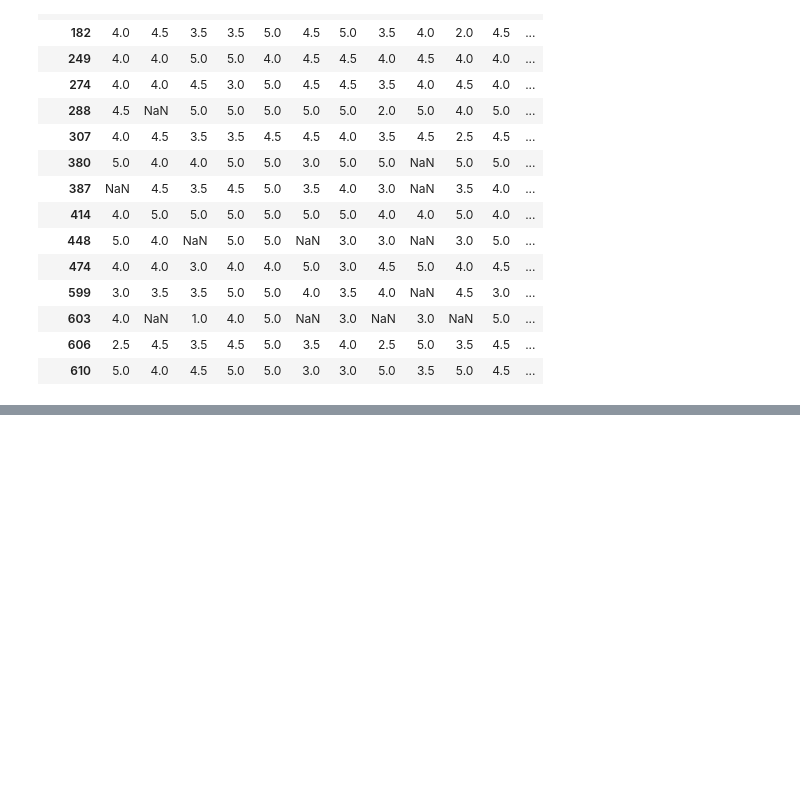
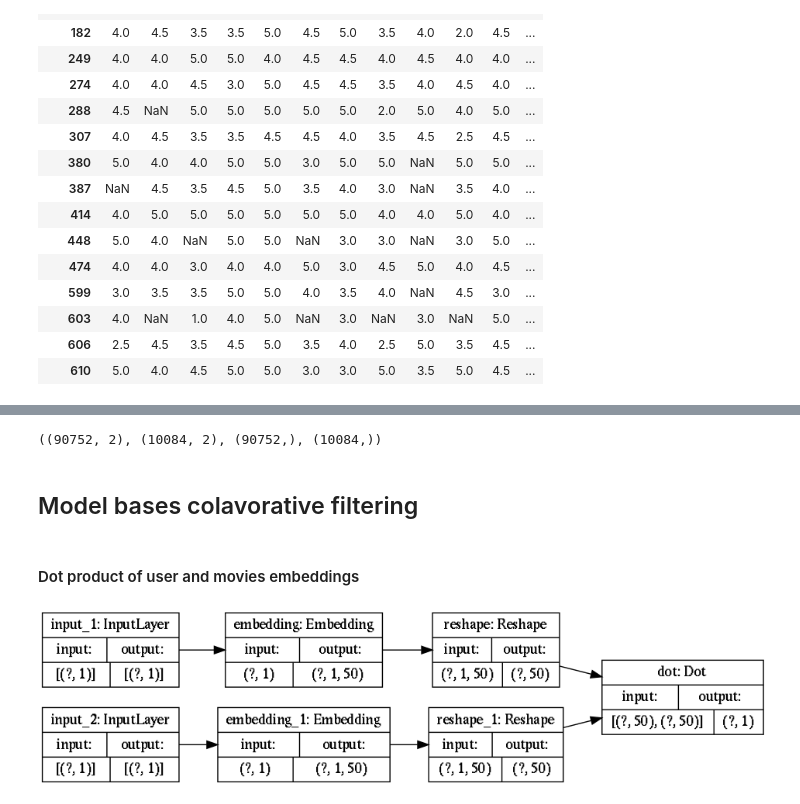
Before and after one commit to adrianmarino/recomendation-system-aproches, a Jupyter notebook: recommendation-system-comparatives.ipynb, the cells around one changed output, grey strips where cells are left out. Cells and saved outputs as stored; diff of their text form; code cells hidden in the pictures; blank space fills up the shorter version.

```diff
--- a/recommendation-system-comparatives.ipynb
+++ b/recommendation-system-comparatives.ipynb
@@ -296,10 +203,0 @@ ________________________________________________________________________________
-# %%
-history = model.fit_generator(
-    generator=training_generator,
-    validation_data=validation_generator,
-    use_multiprocessing=True,
-    workers=8,
-    epochs=8,
-    verbose=1,
-    callbacks=callbacks
-)
@@ -336,9 +203,0 @@ def create_recommender_v3(n_users, n_movies, n_factors, min_rating, max_rating):
-# %%
-model = create_recommender_v2(
-    n_users,
-    n_movies,
-    n_factors=50,
-    min_rating=min_rating,
-    max_rating=max_rating
-)
-model.summary()
@@ -363,10 +203,0 @@ ________________________________________________________________________________
-# %%
-history = model.fit_generator(
-    generator=training_generator,
-    validation_data=validation_generator,
-    use_multiprocessing=True,
-    workers=8,
-    epochs=5,
-    verbose=1,
-    callbacks=callbacks
-)
@@ -378,0 +243,10 @@ WARNING:tensorflow:multiprocessing can interact badly with TensorFlow, causing n
+# %%
+X_train, X_val, y_train, y_val = train_test_split(X, y, test_size=0.1) # , random_state=42)
+
+X_train.shape, X_val.shape, y_train.shape, y_val.shape
+# %% [output]
+((90752, 2), (10084, 2), (90752,), (10084,))
+# %% [markdown]
+## Model bases colavorative filtering
+# %% [markdown]
+#### Dot product of user and movies embeddings
@@ -378,0 +299,13 @@ WARNING:tensorflow:multiprocessing can interact badly with TensorFlow, causing n
+# %%
+model1 = EmbeddingDotModelFactory.create(
+    n_users,
+    n_movies,
+    n_factors=50,
+    lr=0.001,
+    l2_delta=1e-6,
+    loss='mean_squared_error'
+)
+# %%
+plot_model(model1)
+# %% [output]
+[figure, added]
```
Also changed, not shown: parts of 102 cells of this notebook, 27 other files.
